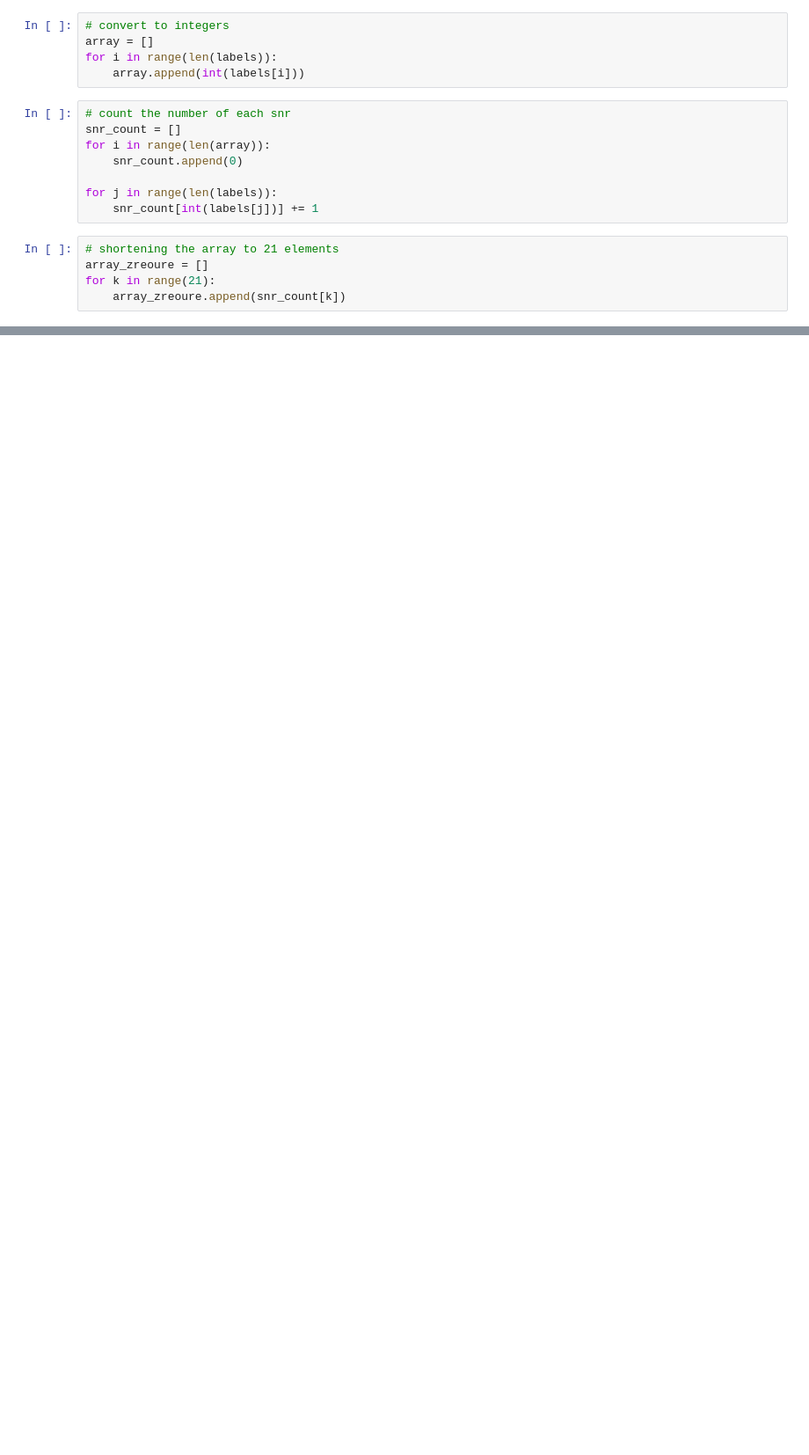
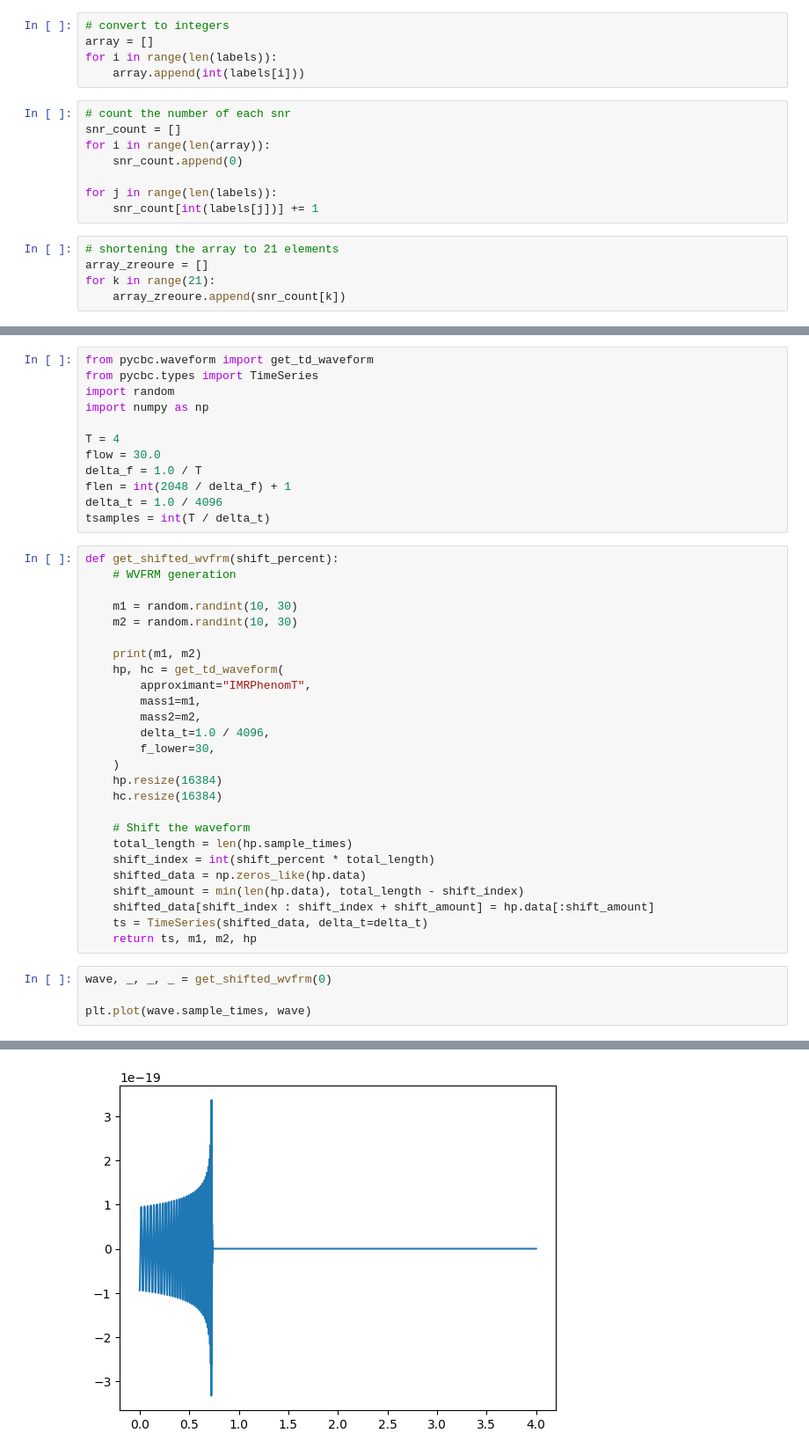
Before and after one commit to Arush-Pimpalkar/GW_Project, a Jupyter notebook: Model_Training/SNR_Counter.ipynb, the cells around one changed output, grey strips where cells are left out. Shown: that part at 88% size. Saved outputs shown, nothing was run; the diff lists cells and outputs as text; blank space fills up the shorter version.

```diff
--- a/Model_Training/SNR_Counter.ipynb
+++ b/Model_Training/SNR_Counter.ipynb
@@ -131,0 +148,43 @@ plt.show()
+# %%
+from pycbc.waveform import get_td_waveform
+from pycbc.types import TimeSeries
+import random
+import numpy as np
+
+T = 4
+flow = 30.0
+delta_f = 1.0 / T
+flen = int(2048 / delta_f) + 1
+delta_t = 1.0 / 4096
+tsamples = int(T / delta_t)
+# %%
+def get_shifted_wvfrm(shift_percent):
+    # WVFRM generation
+
+    m1 = random.randint(10, 30)
+    m2 = random.randint(10, 30)
+
+    print(m1, m2)
+    hp, hc = get_td_waveform(
+        approximant="IMRPhenomT",
+        mass1=m1,
+        mass2=m2,
+        delta_t=1.0 / 4096,
+        f_lower=30,
+    )
+    hp.resize(16384)
+    hc.resize(16384)
+
+    # Shift the waveform
+    total_length = len(hp.sample_times)
+    shift_index = int(shift_percent * total_length)
+    shifted_data = np.zeros_like(hp.data)
+    shift_amount = min(len(hp.data), total_length - shift_index)
+    shifted_data[shift_index : shift_index + shift_amount] = hp.data[:shift_amount]
+    ts = TimeSeries(shifted_data, delta_t=delta_t)
+    return ts, m1, m2, hp
+# %%
+wave, _, _, _ = get_shifted_wvfrm(0)
+
+plt.plot(wave.sample_times, wave)
+# %% [output]
@@ -131,0 +193 @@ plt.show()
+[figure, added]
```
Also changed, not shown: parts of 8 cells of this notebook, 1 other file.
